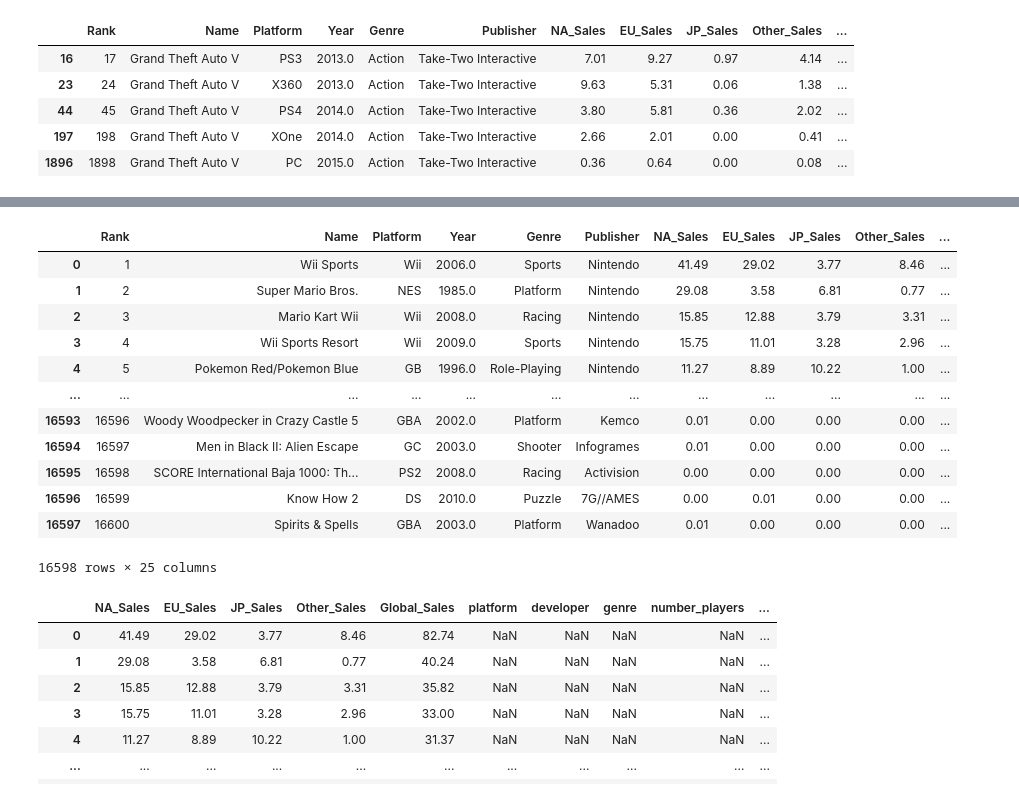
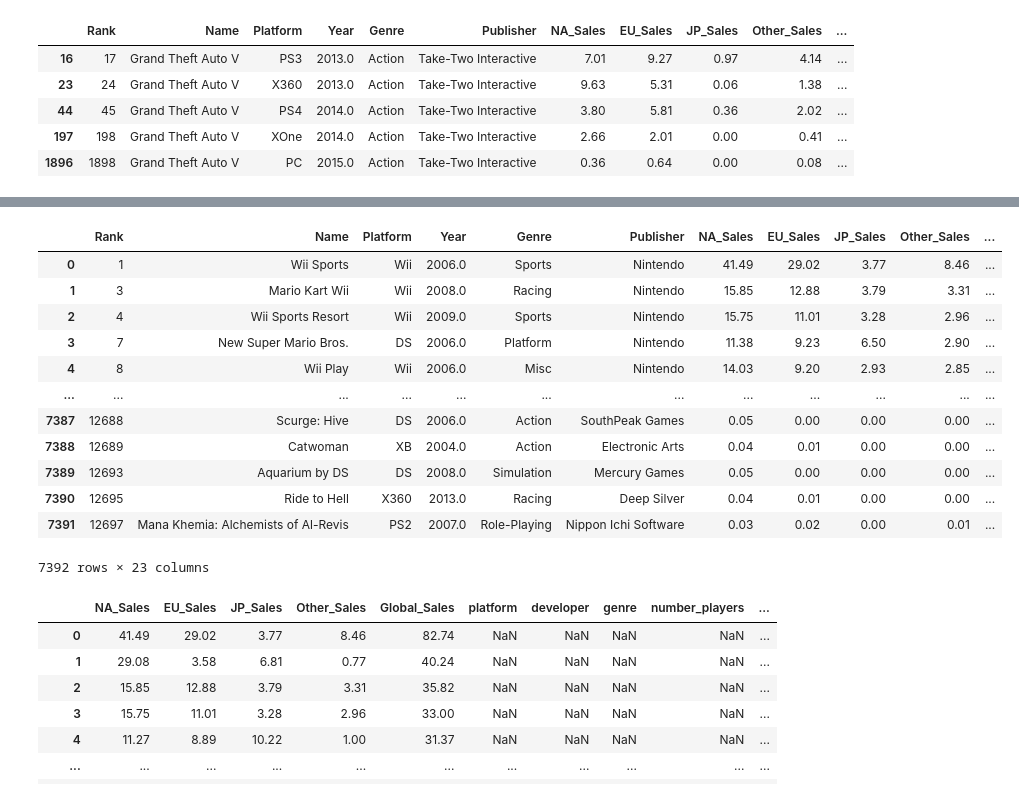
Before and after one commit to mchjohnson13/Group05, a Jupyter notebook: Video_Games/Notebooks/Exploratory_Data_Analysis.ipynb, the cells around one changed output, grey strips where cells are left out. Saved outputs shown, nothing was run; the diff lists cells and outputs as text; code cells hidden in the pictures.

```diff
--- a/Video_Games/Notebooks/Exploratory_Data_Analysis.ipynb
+++ b/Video_Games/Notebooks/Exploratory_Data_Analysis.ipynb
@@ -43,0 +52,21 @@ games_df.loc[games_df["Name"]=="Grand Theft Auto V"]
+# %%
+platform_conversions = {
+    'playstation-2': "PS2",
+    'xbox-360': "X360",
+    'playstation-3': "PS3",
+    'ds': "DS",
+    'wii': "Wii",
+    'xbox': "XB",
+    'psp': "PSP",
+    'gamecube': "GC",
+    'game-boy-advance': "GBA",
+    'playstation-4': "PS4",
+    'playstation':"PS",
+    'playstation-vita':"PSV",
+    'wii-u':"WiiU",
+    'nintendo-64':"N64",
+    'dreamcast':"DC"
+}
+
+ratings_df["Platform"] = ratings_df["Platform"].map(lambda x: platform_conversions[x])
+ratings_df
@@ -43,0 +87,7 @@ games_df.loc[games_df["Name"]=="Grand Theft Auto V"]
+# %%
+import re
+ratings_df["metascore"] = ratings_df["metascore"].str.extract("\n(\d+)\n", flags=re.IGNORECASE)
+# %%
+ratings_df["developer"] = ratings_df["developer"].str.extract("\s*\n\s*(\w+)\s*\n*\s*", flags=re.IGNORECASE)
+# %%
+ratings_df.drop("developer2", axis=1, inplace=True)
@@ -44,20 +114,20 @@ games_df.loc[games_df["Name"]=="Grand Theft Auto V"]
 # %%
-new_df = pd.merge(games_df, ratings_df, how="left", left_on=["Name","Platform"], right_on=["Name", "platform"])
-new_df.loc[:,6:]
+new_df = pd.merge(games_df, ratings_df, how="inner", left_on=["Name","Platform"], right_on=["Name", "Platform"])
+new_df
 # %% [output]
 |  | Rank | Name | Platform | Year | Genre | Publisher | NA_Sales | EU_Sales | JP_Sales | Other_Sales | ... |
 | 0 | 1 | Wii Sports | Wii | 2006.0 | Sports | Nintendo | 41.49 | 29.02 | 3.77 | 8.46 | ... |
-| 1 | 2 | Super Mario Bros. | NES | 1985.0 | Platform | Nintendo | 29.08 | 3.58 | 6.81 | 0.77 | ... |
-| 2 | 3 | Mario Kart Wii | Wii | 2008.0 | Racing | Nintendo | 15.85 | 12.88 | 3.79 | 3.31 | ... |
-| 3 | 4 | Wii Sports Resort | Wii | 2009.0 | Sports | Nintendo | 15.75 | 11.01 | 3.28 | 2.96 | ... |
-| 4 | 5 | Pokemon Red/Pokemon Blue | GB | 1996.0 | Role-Playing | Nintendo | 11.27 | 8.89 | 10.22 | 1.00 | ... |
+| 1 | 3 | Mario Kart Wii | Wii | 2008.0 | Racing | Nintendo | 15.85 | 12.88 | 3.79 | 3.31 | ... |
+| 2 | 4 | Wii Sports Resort | Wii | 2009.0 | Sports | Nintendo | 15.75 | 11.01 | 3.28 | 2.96 | ... |
+| 3 | 7 | New Super Mario Bros. | DS | 2006.0 | Platform | Nintendo | 11.38 | 9.23 | 6.50 | 2.90 | ... |
+| 4 | 8 | Wii Play | Wii | 2006.0 | Misc | Nintendo | 14.03 | 9.20 | 2.93 | 2.85 | ... |
 | ... | ... | ... | ... | ... | ... | ... | ... | ... | ... | ... | ... |
-| 16593 | 16596 | Woody Woodpecker in Crazy Castle 5 | GBA | 2002.0 | Platform | Kemco | 0.01 | 0.00 | 0.00 | 0.00 | ... |
-| 16594 | 16597 | Men in Black II: Alien Escape | GC | 2003.0 | Shooter | Infogrames | 0.01 | 0.00 | 0.00 | 0.00 | ... |
-| 16595 | 16598 | SCORE International Baja 1000: Th... | PS2 | 2008.0 | Racing | Activision | 0.00 | 0.00 | 0.00 | 0.00 | ... |
-| 16596 | 16599 | Know How 2 | DS | 2010.0 | Puzzle | 7G//AMES | 0.00 | 0.01 | 0.00 | 0.00 | ... |
-| 16597 | 16600 | Spirits & Spells | GBA | 2003.0 | Platform | Wanadoo | 0.01 | 0.00 | 0.00 | 0.00 | ... |
+| 7387 | 12688 | Scurge: Hive | DS | 2006.0 | Action | SouthPeak Games | 0.05 | 0.00 | 0.00 | 0.00 | ... |
+| 7388 | 12689 | Catwoman | XB | 2004.0 | Action | Electronic Arts | 0.04 | 0.01 | 0.00 | 0.00 | ... |
+| 7389 | 12693 | Aquarium by DS | DS | 2008.0 | Simulation | Mercury Games | 0.05 | 0.00 | 0.00 | 0.00 | ... |
+| 7390 | 12695 | Ride to Hell | X360 | 2013.0 | Racing | Deep Silver | 0.04 | 0.01 | 0.00 | 0.00 | ... |
+| 7391 | 12697 | Mana Khemia: Alchemists of Al-Revis | PS2 | 2007.0 | Role-Playing | Nippon Ichi Software | 0.03 | 0.02 | 0.00 | 0.01 | ... |
-16598 rows × 25 columns
+7392 rows × 23 columns
 # %%
 new_df.iloc[:,6:]
 # %% [output]
```
Also changed, not shown: parts of 6 cells of this notebook, 10 other files.
